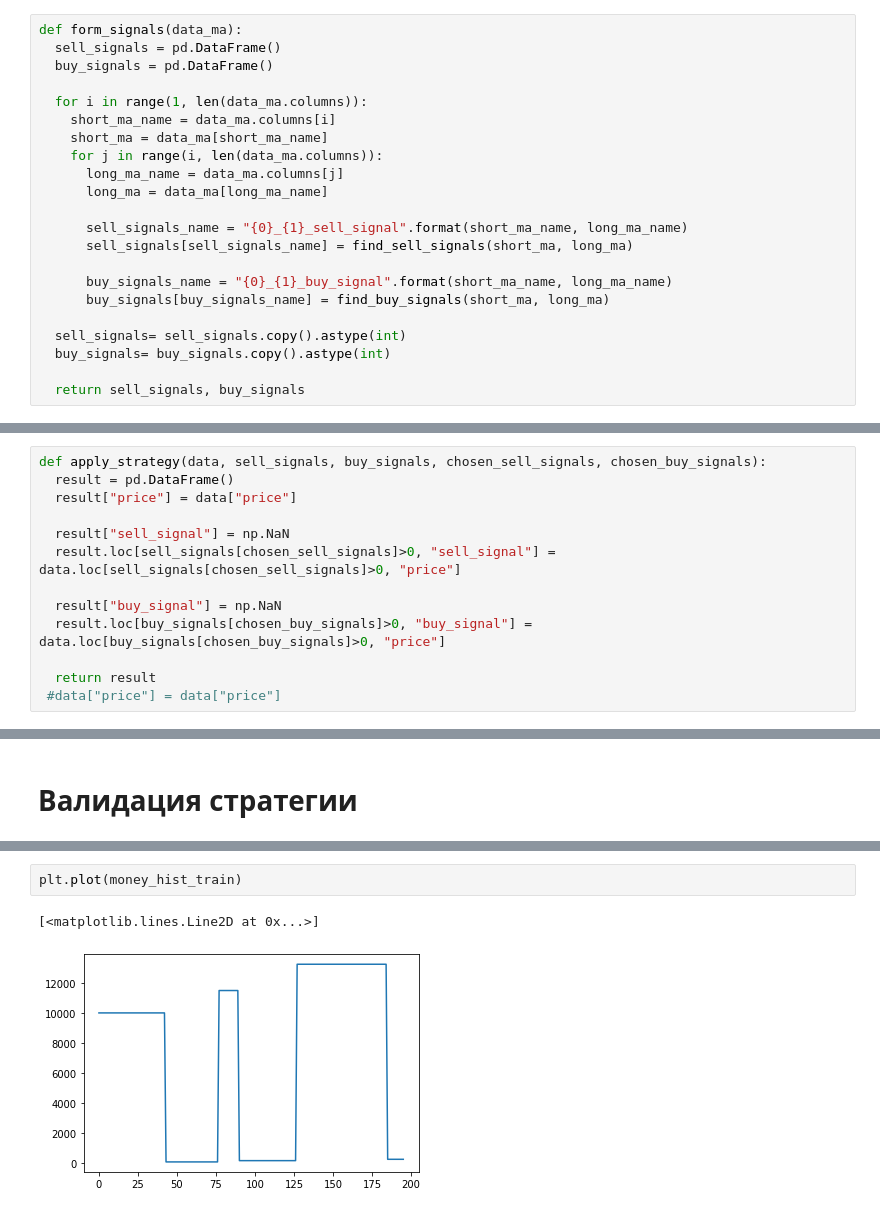
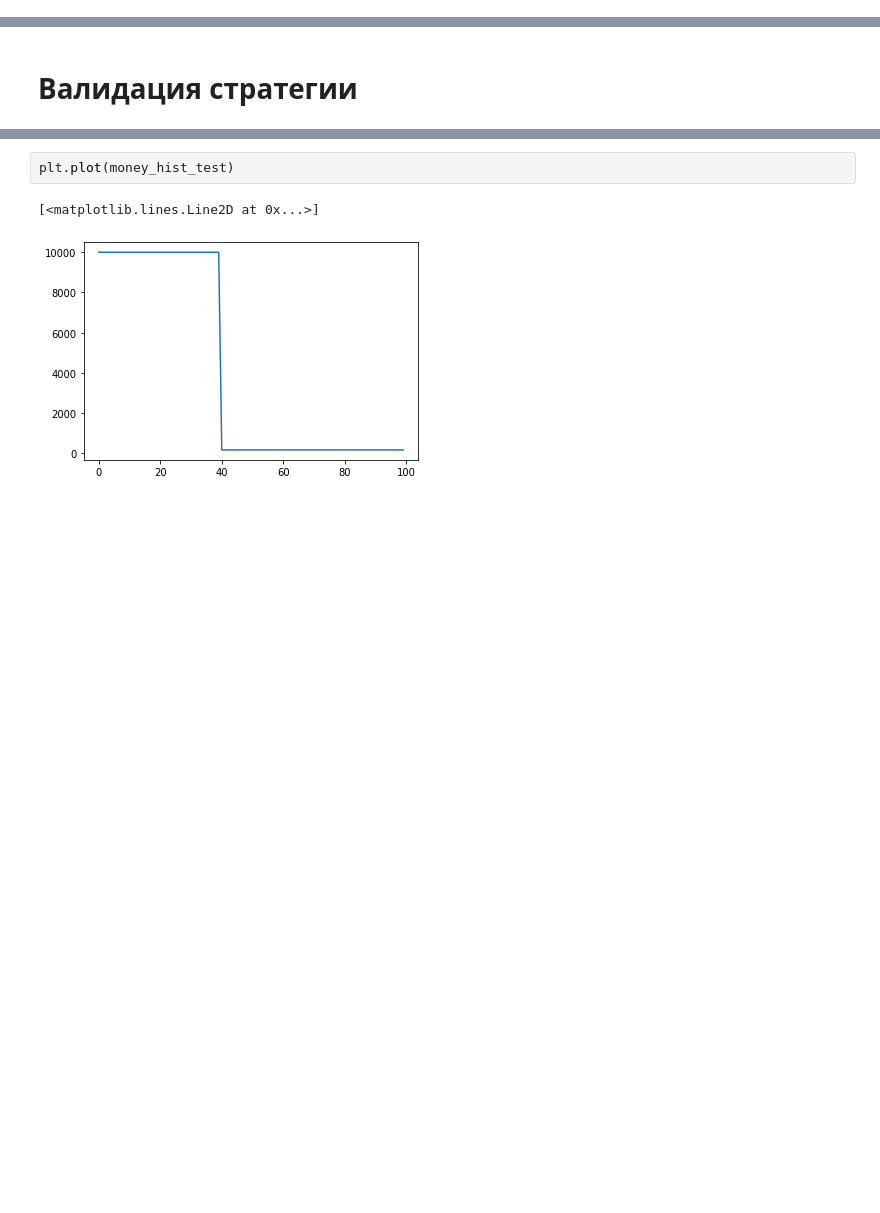
Before and after one commit to Falconwatch/MarketKing, a Jupyter notebook: High_detector.ipynb, the cells around one changed output, grey strips where cells are left out. Cells and saved outputs as stored; diff of their text form; blank space fills up the shorter version.

```diff
--- a/High_detector.ipynb
+++ b/High_detector.ipynb
@@ -104,25 +62,3 @@ def find_buy_signals(short_ma, long_ma):
-# %%
-def form_signals(data_ma):
-  sell_signals = pd.DataFrame()
-  buy_signals = pd.DataFrame()
-
-  for i in range(1, len(data_ma.columns)):
-    short_ma_name = data_ma.columns[i]
-    short_ma = data_ma[short_ma_name]
-    for j in range(i, len(data_ma.columns)):
-      long_ma_name = data_ma.columns[j]
-      long_ma = data_ma[long_ma_name]
-
-      sell_signals_name = "{0}_{1}_sell_signal".format(short_ma_name, long_ma_name)
-      sell_signals[sell_signals_name] = find_sell_signals(short_ma, long_ma)
-
-      buy_signals_name = "{0}_{1}_buy_signal".format(short_ma_name, long_ma_name)
-      buy_signals[buy_signals_name] = find_buy_signals(short_ma, long_ma)
-
-  sell_signals= sell_signals.copy().astype(int)
-  buy_signals= buy_signals.copy().astype(int)
-
-  return sell_signals, buy_signals
 # %%
 sell_signals, buy_signals = form_signals(stocks_ma)
 # %% [markdown]
@@ -219,19 +108,6 @@ ma_45_ma_55_sell_signal
 ma_15_ma_35_buy_signal
 # %% [markdown]
 # Применяем выбранные СС
-# %%
-def apply_strategy(data, sell_signals, buy_signals, chosen_sell_signals, chosen_buy_signals):
-  result = pd.DataFrame()
-  result["price"] = data["price"]
-
-  result["sell_signal"] = np.NaN
-  result.loc[sell_signals[chosen_sell_signals]>0, "sell_signal"] = data.loc[sell_signals[chosen_sell_signals]>0, "price"]
-
-  result["buy_signal"] = np.NaN
-  result.loc[buy_signals[chosen_buy_signals]>0, "buy_signal"] = data.loc[buy_signals[chosen_buy_signals]>0, "price"]
-
-  return result
- #data["price"] = data["price"]
 # %%
 train_data = apply_strategy(stocks_ma_train,
                sell_signals=sell_signals, buy_signals = buy_signals,
@@ -273,5 +154,5 @@ money_hist_test, money_test, eq_test = validate(test_data, start_money = 10000,
 # %%
-plt.plot(money_hist_train)
+plt.plot(money_hist_test)
 # %% [output]
 [<matplotlib.lines.Line2D at 0x...>]
-[figure, old version]
+[figure, new version]
```
Also changed, not shown: parts of 13 cells of this notebook.
